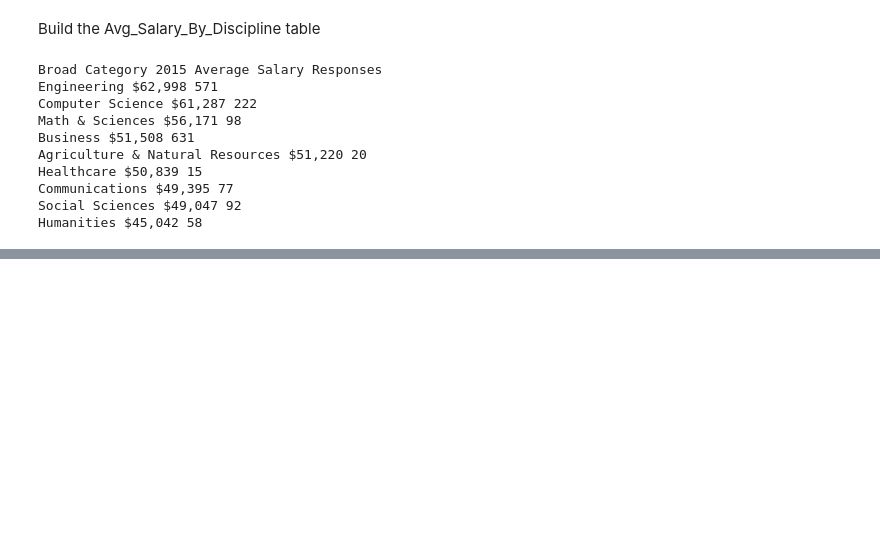
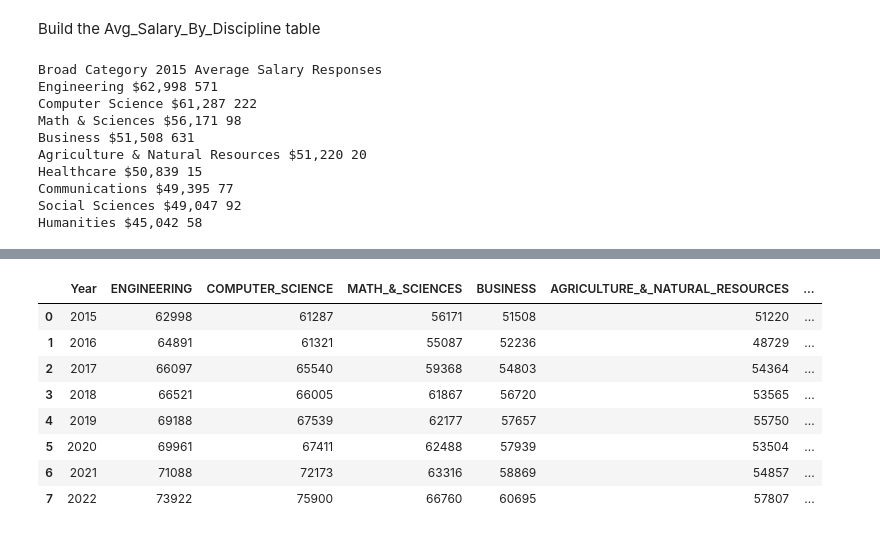
Before and after one commit to gitjgoud/python-bachelor-salary-projections, a Jupyter notebook: salary_projection_by_category.ipynb, the cells around one changed output, grey strips where cells are left out. Cells and saved outputs as stored; diff of their text form; code cells hidden in the pictures; blank space fills up the shorter version.

```diff
--- a/salary_projection_by_category.ipynb
+++ b/salary_projection_by_category.ipynb
@@ -102,0 +79,16 @@ avg_salary_cat
+# %%
+#call the function to generate table of average salaries for each main reporting category
+years = ['2015','2016','2017','2018','2019','2020','2021','2022']
+avg_salary_by_cat = get_avg_salary_data(years)
+avg_salary_cat = pd.DataFrame(avg_salary_by_cat)
+avg_salary_cat
+# %% [output]
+|  | Year | ENGINEERING | COMPUTER_SCIENCE | MATH_&_SCIENCES | BUSINESS | AGRICULTURE_&_NATURAL_RESOURCES | ... |
+| 0 | 2015 | 62998 | 61287 | 56171 | 51508 | 51220 | ... |
+| 1 | 2016 | 64891 | 61321 | 55087 | 52236 | 48729 | ... |
+| 2 | 2017 | 66097 | 65540 | 59368 | 54803 | 54364 | ... |
+| 3 | 2018 | 66521 | 66005 | 61867 | 56720 | 53565 | ... |
+| 4 | 2019 | 69188 | 67539 | 62177 | 57657 | 55750 | ... |
+| 5 | 2020 | 69961 | 67411 | 62488 | 57939 | 53504 | ... |
+| 6 | 2021 | 71088 | 72173 | 63316 | 58869 | 54857 | ... |
+| 7 | 2022 | 73922 | 75900 | 66760 | 60695 | 57807 | ... |
```
Also changed, not shown: parts of 16 cells of this notebook.
